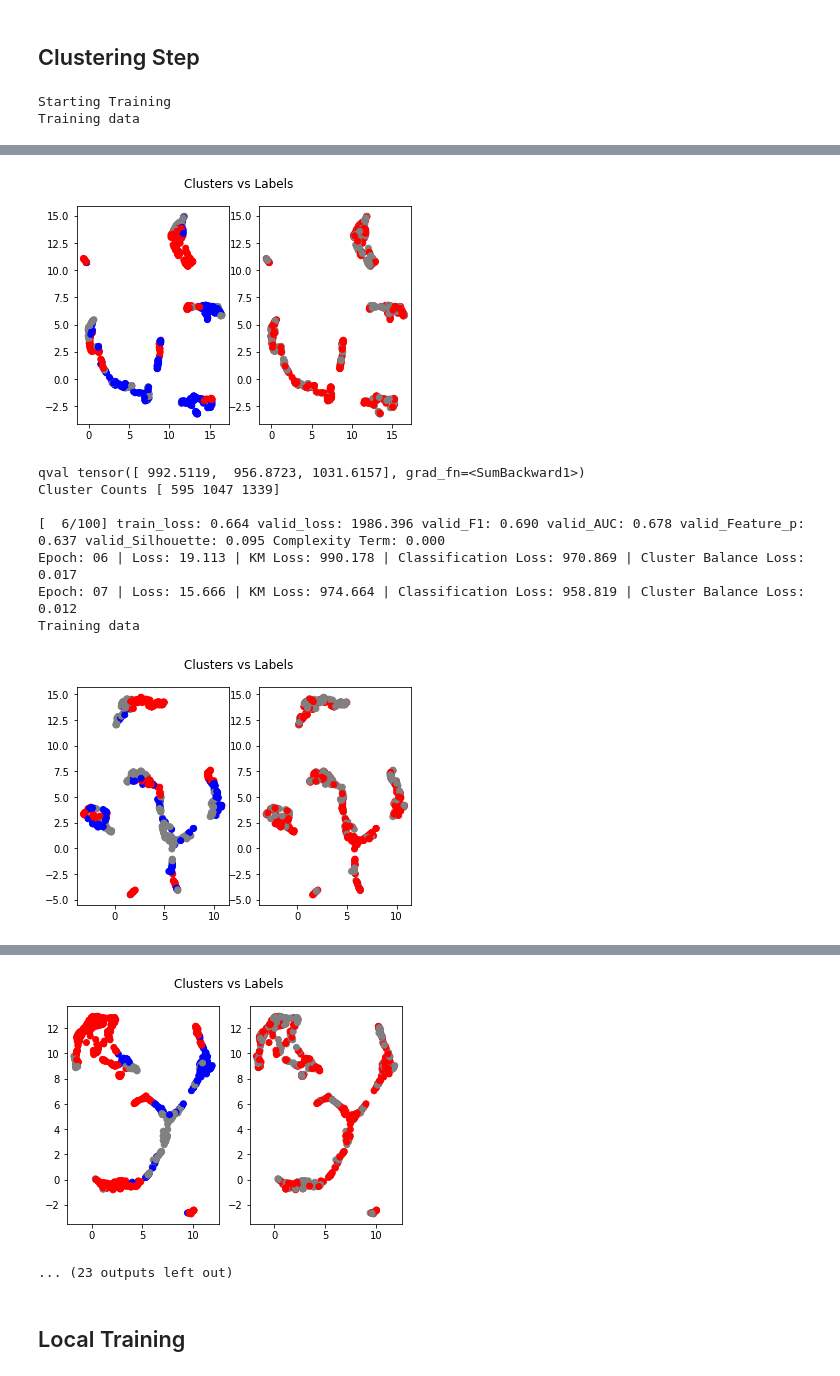
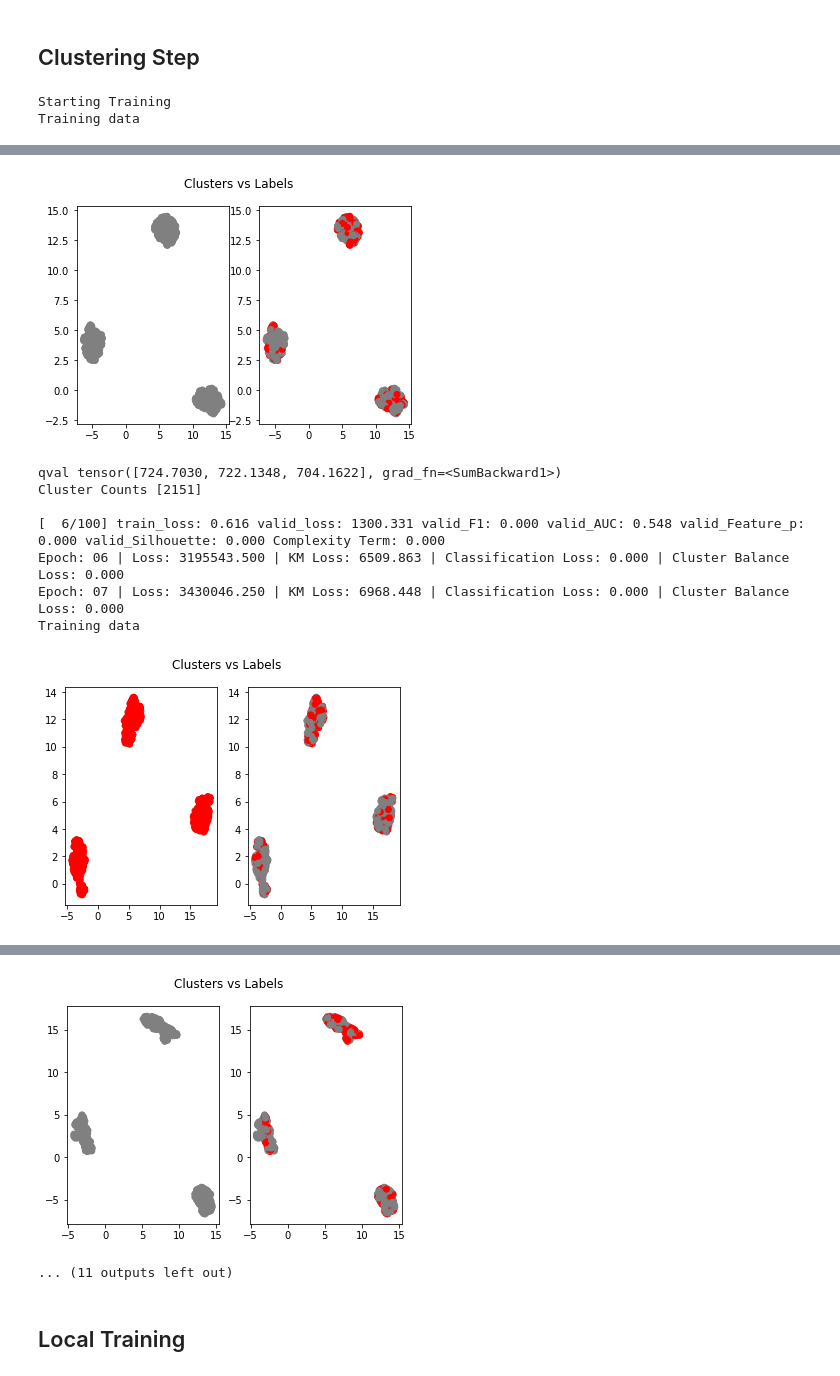
Before and after one commit to shivin9/ExpertNet, a Jupyter notebook: IDEC (CAC).ipynb, the cells around one changed output, grey strips where cells are left out. Drawn from its saved outputs; the diff is of its cells as text; code cells hidden in the pictures.

```diff
--- a/IDEC (CAC).ipynb
+++ b/IDEC (CAC).ipynb
@@ -1092,7 +1063,7 @@ N_EPOCHS = args.n_epochs
 es = EarlyStoppingCAC(dataset=suffix)
 
 for epoch in range(N_EPOCHS):
-    beta = args.beta*(epoch*0.1)/(1+epoch*0.1)
+    # beta = args.beta*(epoch*0.1)/(1+epoch*0.1)
     beta = args.beta
     # gamma = args.gamma - args.gamma*(epoch*0.3)/(1+epoch*0.3)
     gamma = args.gamma
@@ -1253,8 +1224,8 @@ for epoch in range(N_EPOCHS):
         for j in range(args.n_clusters):
             pts_index = np.where(cluster_id == j)[0]
             cluster_pts = X_latents[pts_index]
-            delta_mu[j,:]   = cluster_pts.sum(axis=0)/(1+len(cluster_pts))
-            km_loss += torch.linalg.vector_norm(X_latents[pts_index] - model.cluster_layer[j])/(1+len(cluster_pts))
+            delta_mu[j,:] = cluster_pts.sum(axis=0)/(1+len(cluster_pts))
+            km_loss += torch.linalg.vector_norm(X_latents[pts_index] - model.cluster_layer[j])
 
         q_batch = source_distribution(X_latents, model.cluster_layer, alpha=model.alpha)
         P = torch.sum(torch.nn.Softmax(dim=1)(10*q_batch), axis=0)
@@ -1268,7 +1239,7 @@ for epoch in range(N_EPOCHS):
 
         loss = reconstr_loss
         if args.beta != 0:
-            loss += beta*km_loss
+            loss += beta*km_loss/len(x_batch)
         if args.gamma != 0:
             loss += gamma*class_loss
         if args.delta != 0:
@@ -1282,12 +1253,12 @@ for epoch in range(N_EPOCHS):
         optimizer.zero_grad()
         loss.backward(retain_graph=True)
         optimizer.step()
-
+        N = len(x_batch)
         # Update the positive and negative centroids
         for j in range(args.n_clusters):
             pts_index = np.where(cluster_id == j)[0]
-            N  = len(pts_index)
-            model.cluster_layer.data[j:]   -= (1/(100+N))*delta_mu[j:]
+            N_j  = len(pts_index)
+            model.cluster_layer.data[j:]   -= (1/100+N_j)*delta_mu[j:]
 
     print('Epoch: {:02d} | Loss: {:.3f} | KM Loss: {:.3f} | Classification Loss: {:.3f} | Cluster Balance Loss: {:.3f}'.format(
                 epoch, epoch_km_loss, epoch_loss, epoch_class_loss, epoch_balance_loss))
@@ -1320,10 +1291,10 @@ Epoch: 05 | Loss: 18.192 | KM Loss: 995.527 | Classification Loss: 977.134 | Clu
 Training data
-[figure, old version]
+[figure, new version]
-qval tensor([ 992.5119,  956.8723, 1031.6157], grad_fn=<SumBackward1>)
-Cluster Counts [ 595 1047 1339]
+qval tensor([724.7030, 722.1348, 704.1622], grad_fn=<SumBackward1>)
+Cluster Counts [2151]
 
-[  6/100] train_loss: 0.664 valid_loss: 1986.396 valid_F1: 0.690 valid_AUC: 0.678 valid_Feature_p: 0.637 valid_Silhouette: 0.095 Complexity Term: 0.000
-Epoch: 06 | Loss: 19.113 | KM Loss: 990.178 | Classification Loss: 970.869 | Cluster Balance Loss: 0.017
-Epoch: 07 | Loss: 15.666 | KM Loss: 974.664 | Classification Loss: 958.819 | Cluster Balance Loss: 0.012
+[  6/100] train_loss: 0.616 valid_loss: 1300.331 valid_F1: 0.000 valid_AUC: 0.548 valid_Feature_p: 0.000 valid_Silhouette: 0.000 Complexity Term: 0.000
+Epoch: 06 | Loss: 3195543.500 | KM Loss: 6509.863 | Classification Loss: 0.000 | Cluster Balance Loss: 0.000
+Epoch: 07 | Loss: 3430046.250 | KM Loss: 6968.448 | Classification Loss: 0.000 | Cluster Balance Loss: 0.000
 Training data
-[figure, old version]
+[figure, new version]
@@ -1336,6 +1308,6 @@ Epoch: 09 | Loss: 18.243 | KM Loss: 970.833 | Classification Loss: 952.422 | Clu
 Training data
-[figure, old version]
+[figure, new version]
-... (23 outputs left out)
+... (11 outputs left out)
 # %% [markdown]
 ## Local Training
 # %%
```
Also changed, not shown: parts of 10 cells of this notebook, 20 other files.
